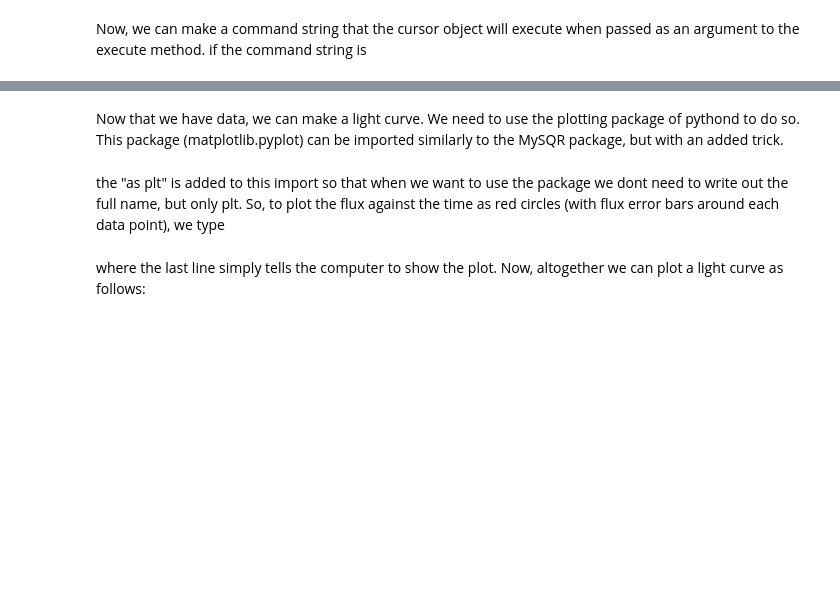
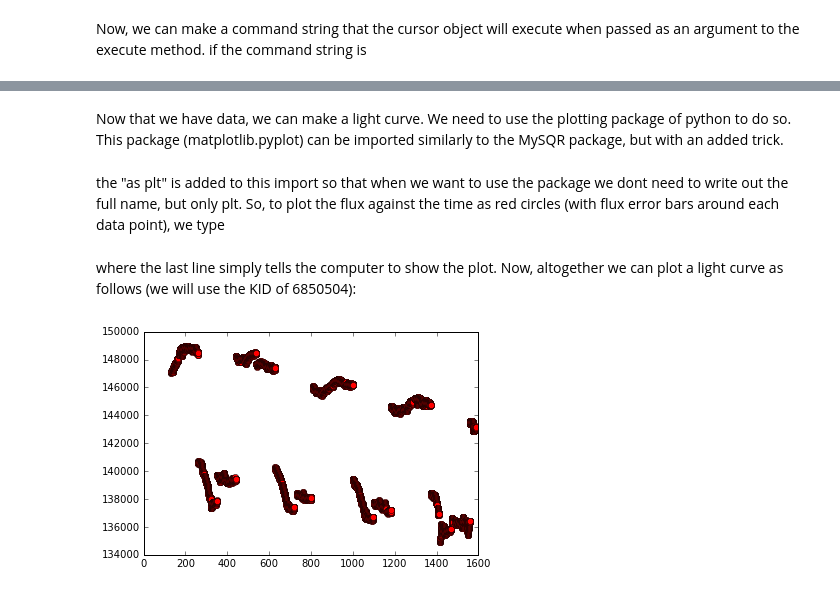
Before and after one commit to joshm73/pythonIntro, a Jupyter notebook: Intro.ipynb, the cells around one changed output, grey strips where cells are left out. Drawn from its saved outputs; the diff is of its cells as text; code cells hidden in the pictures; blank space fills up the shorter version.

Commit message:
Minor changes, plus addition of Class clarification and more Kepler Data/light Curves

```diff
--- a/Intro.ipynb
+++ b/Intro.ipynb
@@ -207,7 +246,7 @@ time = [result[0] for result in results]
 flux = [result[1] for result in results]
 dflux = [result[2] for result in results]
 # %% [markdown]
-Now that we have data, we can make a light curve.  We need to use the plotting package of pythond to do so.  This package (matplotlib.pyplot) can be imported similarly to the MySQR package, but with an added trick.
+Now that we have data, we can make a light curve.  We need to use the plotting package of python to do so.  This package (matplotlib.pyplot) can be imported similarly to the MySQR package, but with an added trick.
 # %%
 import matplotlib.pyplot as plt
 # %% [markdown]
@@ -216,19 +255,22 @@ the "as plt" is added to this import so that when we want to use the package we
 plt.errorbar(time, flux, yerr = dflux, fmt = "ro")
 plt.show()
 # %% [markdown]
-where the last line simply tells the computer to show the plot.  Now, altogether we can plot a light curve as follows:
+where the last line simply tells the computer to show the plot.  Now, altogether we can plot a light curve as follows (we will use the KID of 6850504):
 # %%
+%matplotlib inline
 import MySQLdb
 import matplotlib.pyplot as plt
 connection = MySQLdb.connect(db = "Kepler", host = "tddb.astro.washington.edu", user = "tddb", passwd = "tddb")
 cursor = connection.cursor()
 # command = "select * from source where keplerid = 1723618"
-command = "select time, sap_flux, sap_flux_err from source where keplerid = 1723618"
+command = "select time, sap_flux, sap_flux_err from source where keplerid = 6850504 and LCFLAG = 1"
 cursor.execute(command)
 results = cursor.fetchall()
 # print results
 time = [result[0] for result in results]
 flux = [result[1] for result in results]
 dflux = [result[2] for result in results]
-plt.errorbar(time, flux, yerr = dflux, fmt = "ro")
+output = plt.errorbar(time, flux, yerr = dflux, fmt = "ro")
 plt.show()
+# %% [output]
+[figure, added]
```
Also changed, not shown: parts of 23 cells of this notebook.
